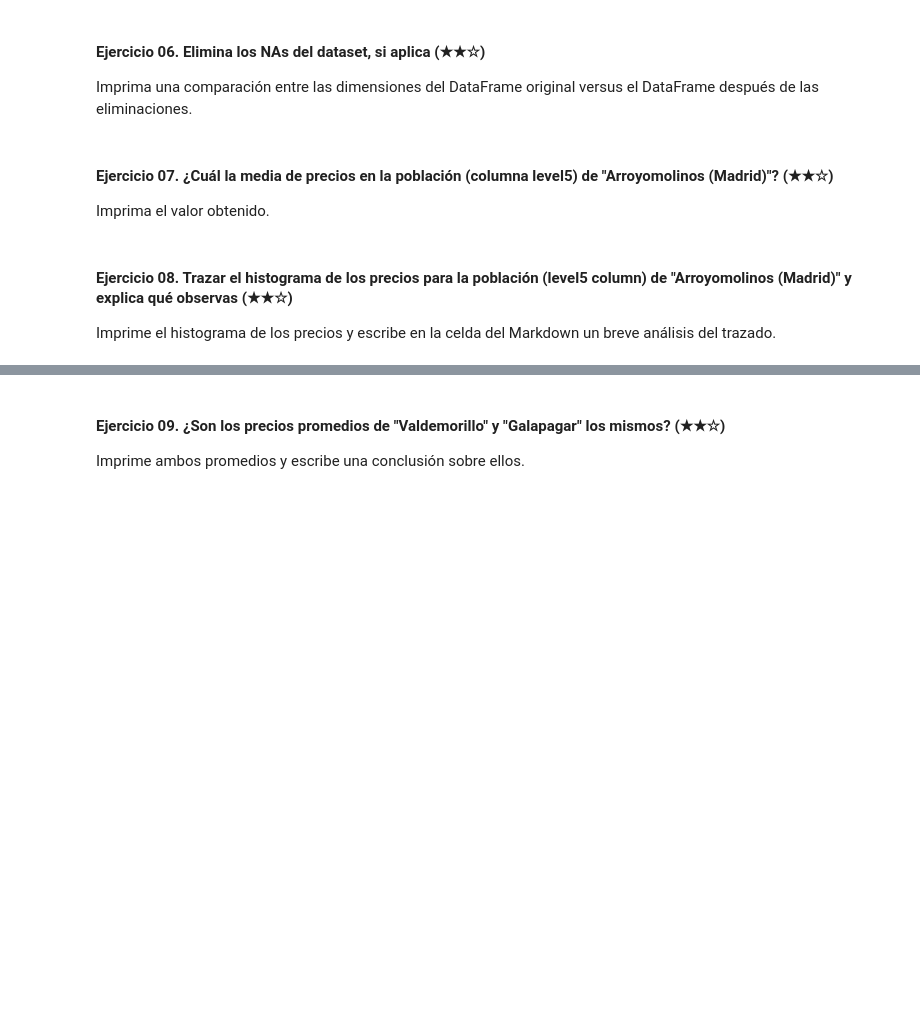
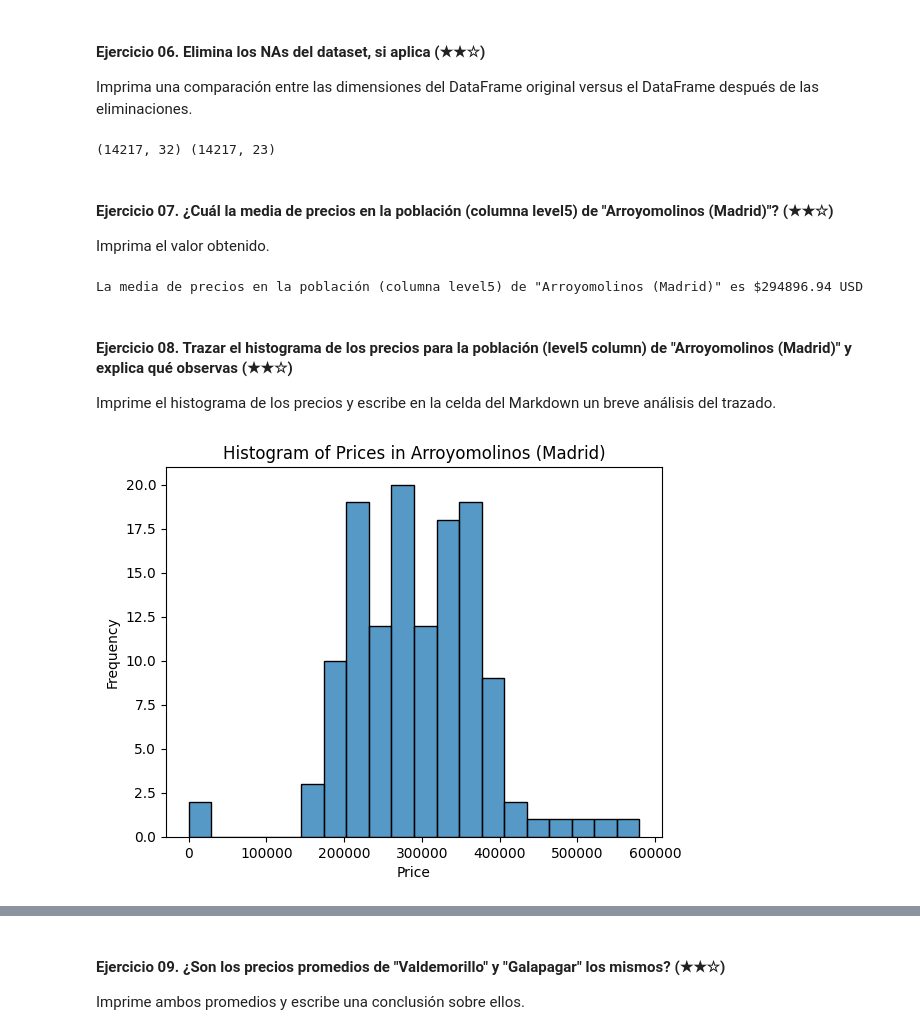
Before and after one commit to remelop03/realestate-datacleanup-exercise, a Jupyter notebook: project.es.ipynb, the cells around one changed output, grey strips where cells are left out. Cells and saved outputs as stored; diff of their text form; code cells hidden in the pictures; blank space fills up the shorter version.

```diff
--- a/project.es.ipynb
+++ b/project.es.ipynb
@@ -213,12 +273,28 @@ Imprima una comparación entre las dimensiones del DataFrame original versus el
+# %%
+print(data.shape, new_data.shape)
+# %% [output]
+(14217, 32) (14217, 23)
 # %% [markdown]
 #### Ejercicio 07. ¿Cuál la media de precios en la población (columna level5) de "Arroyomolinos (Madrid)"? (★★☆)
 
 Imprima el valor obtenido.
 # %%
-# TODO
+arroyomolinos_data = data[data['level5'] == "Arroyomolinos (Madrid)"]
+mean_price = arroyomolinos_data['price'].mean()
+print(f'La media de precios en la población (columna level5) de "Arroyomolinos (Madrid)" es ${round(mean_price, 2)} USD')
+# %% [output]
+La media de precios en la población (columna level5) de "Arroyomolinos (Madrid)" es $294896.94 USD
 # %% [markdown]
 #### Ejercicio 08. Trazar el histograma de los precios para la población (level5 column) de "Arroyomolinos (Madrid)" y explica qué observas (★★☆)
 
 Imprime el histograma de los precios y escribe en la celda del Markdown un breve análisis del trazado.
 # %%
-# TODO: Code
+import matplotlib.pyplot as plt
+import seaborn as sns
+
+sns.histplot(data = arroyomolinos_data, x = "price", bins = 20).set(xlabel ="Price", ylabel = "Frequency", title =None)
+plt.title('Histogram of Prices in Arroyomolinos (Madrid)')
+plt.tight_layout
+plt.show()
+# %% [output]
+[figure, added]
```
Also changed, not shown: parts of 20 cells of this notebook, 1 other file.
